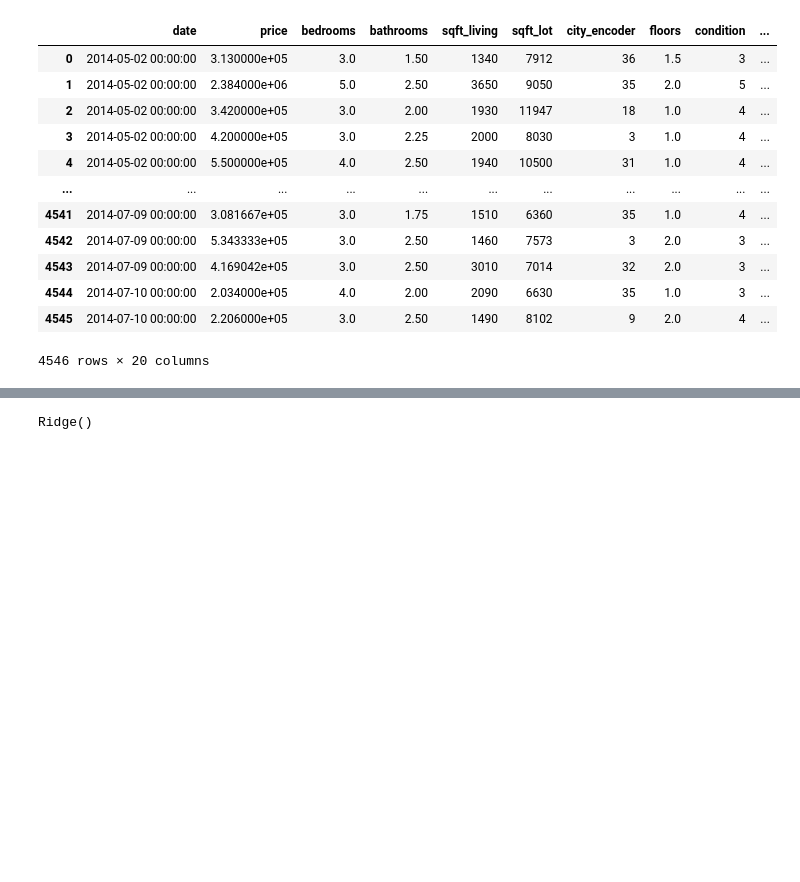
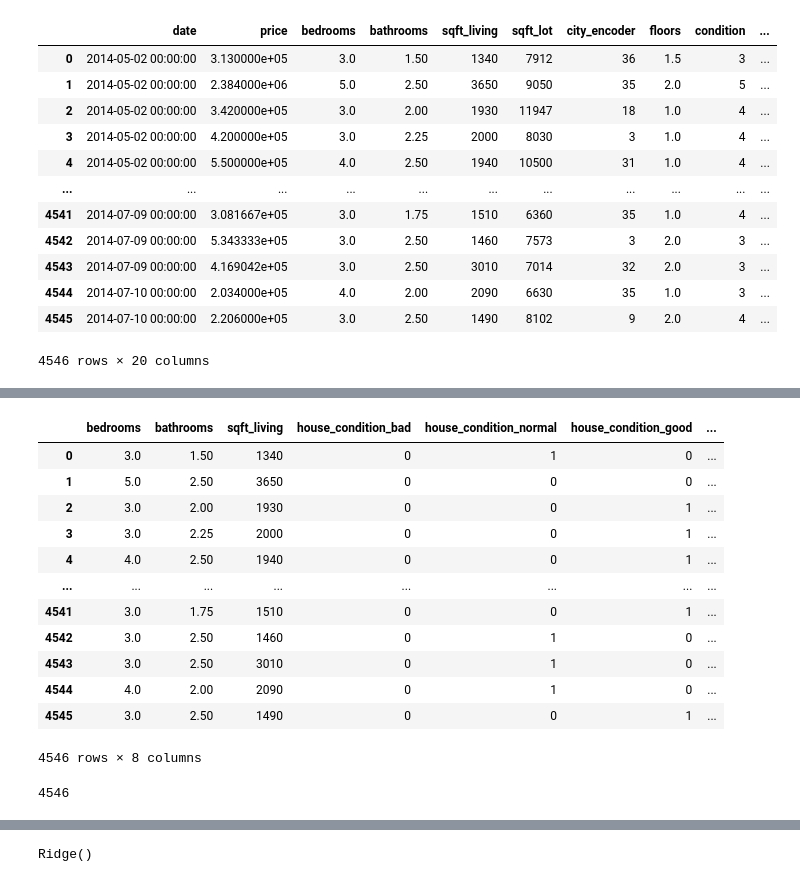
Before and after one commit to BanuNathan/Final-Project--Machine-Learning, a Jupyter notebook: Ridge.ipynb, the cells around one changed output, grey strips where cells are left out. Cells and saved outputs as stored; diff of their text form; code cells hidden in the pictures; blank space fills up the shorter version.

```diff
--- a/Ridge.ipynb
+++ b/Ridge.ipynb
@@ -86,3 +175,23 @@ X  =df2[["bedrooms","bathrooms","sqft_living","condition","age_of_house","city_e
+# %%
+X
+# %% [output]
+|  | bedrooms | bathrooms | sqft_living | house_condition_bad | house_condition_normal | house_condition_good | ... |
+| 0 | 3.0 | 1.50 | 1340 | 0 | 1 | 0 | ... |
+| 1 | 5.0 | 2.50 | 3650 | 0 | 0 | 0 | ... |
+| 2 | 3.0 | 2.00 | 1930 | 0 | 0 | 1 | ... |
+| 3 | 3.0 | 2.25 | 2000 | 0 | 0 | 1 | ... |
+| 4 | 4.0 | 2.50 | 1940 | 0 | 0 | 1 | ... |
+| ... | ... | ... | ... | ... | ... | ... | ... |
+| 4541 | 3.0 | 1.75 | 1510 | 0 | 0 | 1 | ... |
+| 4542 | 3.0 | 2.50 | 1460 | 0 | 1 | 0 | ... |
+| 4543 | 3.0 | 2.50 | 3010 | 0 | 1 | 0 | ... |
+| 4544 | 4.0 | 2.00 | 2090 | 0 | 1 | 0 | ... |
+| 4545 | 3.0 | 2.50 | 1490 | 0 | 0 | 1 | ... |
+4546 rows × 8 columns
+# %%
+len(X)
+# %% [output]
+4546
 # %%
 # Split our data into training and testing
 from sklearn.model_selection import train_test_split
```
Also changed, not shown: parts of 30 cells of this notebook, 9 other files.
